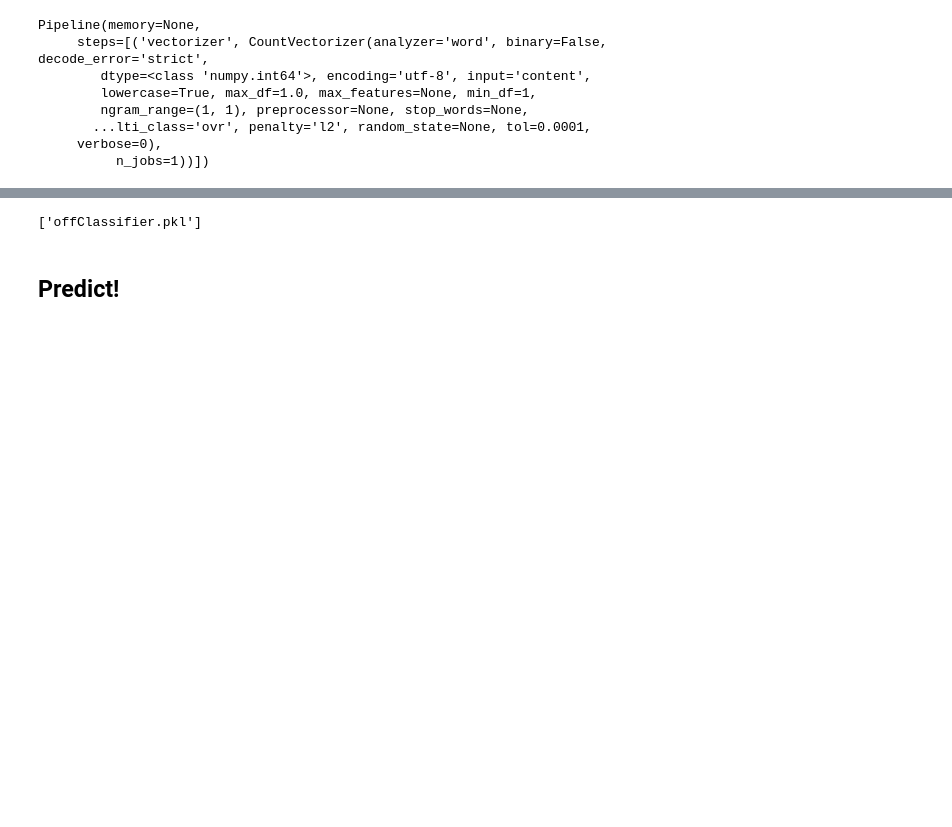
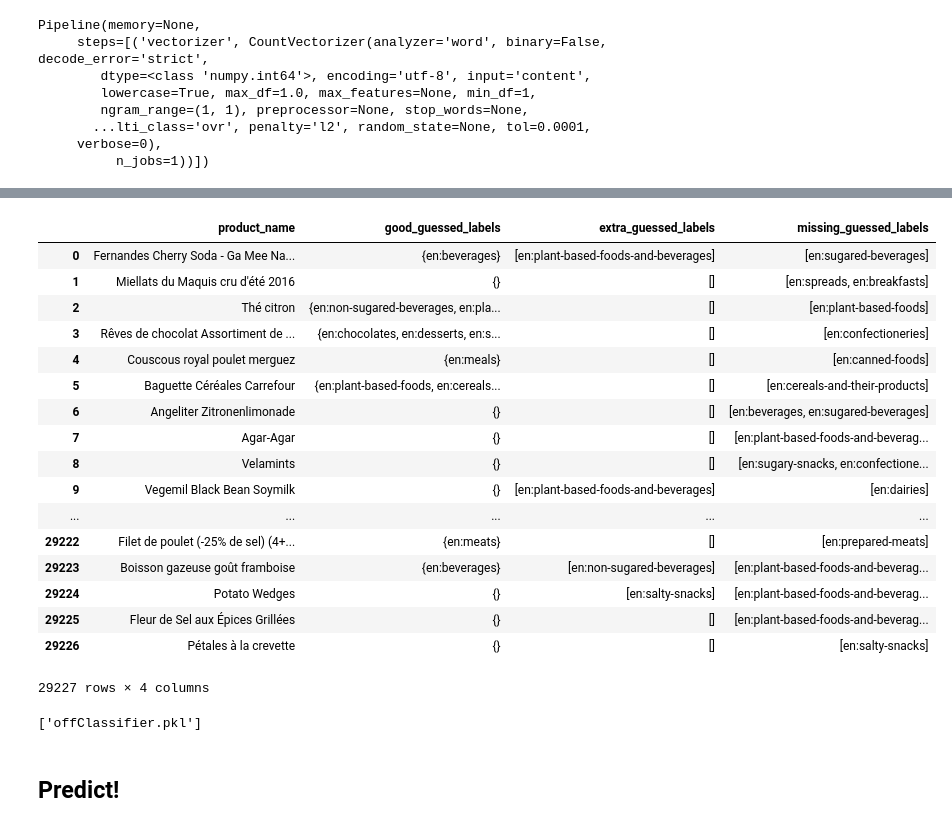
Before and after one commit to Phyks/OFFClassification, a Jupyter notebook: notebook.ipynb, the cells around one changed output, grey strips where cells are left out. Saved outputs shown, nothing was run; the diff lists cells and outputs as text; code cells hidden in the pictures; blank space fills up the shorter version.

```diff
--- a/notebook.ipynb
+++ b/notebook.ipynb
@@ -111,3 +128,35 @@ testing_dataframe
+# %%
+testing_diffs = []
+for _, row in testing_dataframe.iterrows():
+    diff = set(row.original_labels) - set(row.guessed_labels)
+    if len(diff) > 0:
+        testing_diffs.append({
+            'product_name': row.product_name,
+            'good_guessed_labels': set(row.original_labels) - diff,
+            'extra_guessed_labels': [label for label in row.guessed_labels if label not in row.original_labels],
+            'missing_guessed_labels': [label for label in row.original_labels if label not in row.guessed_labels]
+        })
+pandas.DataFrame(testing_diffs,
+                 columns=['product_name', 'good_guessed_labels', 'extra_guessed_labels', 'missing_guessed_labels'])
+# %% [output]
+|  | product_name | good_guessed_labels | extra_guessed_labels | missing_guessed_labels |
+| 0 | Fernandes Cherry Soda - Ga Mee Na... | {en:beverages} | [en:plant-based-foods-and-beverages] | [en:sugared-beverages] |
+| 1 | Miellats du Maquis cru d'été 2016 | {} | [] | [en:spreads, en:breakfasts] |
+| 2 | Thé citron | {en:non-sugared-beverages, en:pla... | [] | [en:plant-based-foods] |
+| 3 | Rêves de chocolat Assortiment de ... | {en:chocolates, en:desserts, en:s... | [] | [en:confectioneries] |
+| 4 | Couscous royal poulet merguez | {en:meals} | [] | [en:canned-foods] |
+| 5 | Baguette Céréales Carrefour | {en:plant-based-foods, en:cereals... | [] | [en:cereals-and-their-products] |
+| 6 | Angeliter Zitronenlimonade | {} | [] | [en:beverages, en:sugared-beverages] |
+| 7 | Agar-Agar | {} | [] | [en:plant-based-foods-and-beverag... |
+| 8 | Velamints | {} | [] | [en:sugary-snacks, en:confectione... |
+| 9 | Vegemil Black Bean Soymilk | {} | [en:plant-based-foods-and-beverages] | [en:dairies] |
+| ... | ... | ... | ... | ... |
+| 29222 | Filet de poulet (-25% de sel) (4+... | {en:meats} | [] | [en:prepared-meats] |
+| 29223 | Boisson gazeuse goût framboise | {en:beverages} | [en:non-sugared-beverages] | [en:plant-based-foods-and-beverag... |
+| 29224 | Potato Wedges | {} | [en:salty-snacks] | [en:plant-based-foods-and-beverag... |
+| 29225 | Fleur de Sel aux Épices Grillées | {} | [] | [en:plant-based-foods-and-beverag... |
+| 29226 | Pétales à la crevette | {} | [] | [en:salty-snacks] |
+29227 rows × 4 columns
 # %%
 # Dump the classifier
 joblib.dump((mlb, classifier), 'offClassifier.pkl')
```
Also changed, not shown: parts of 10 cells of this notebook, 2 other files.
